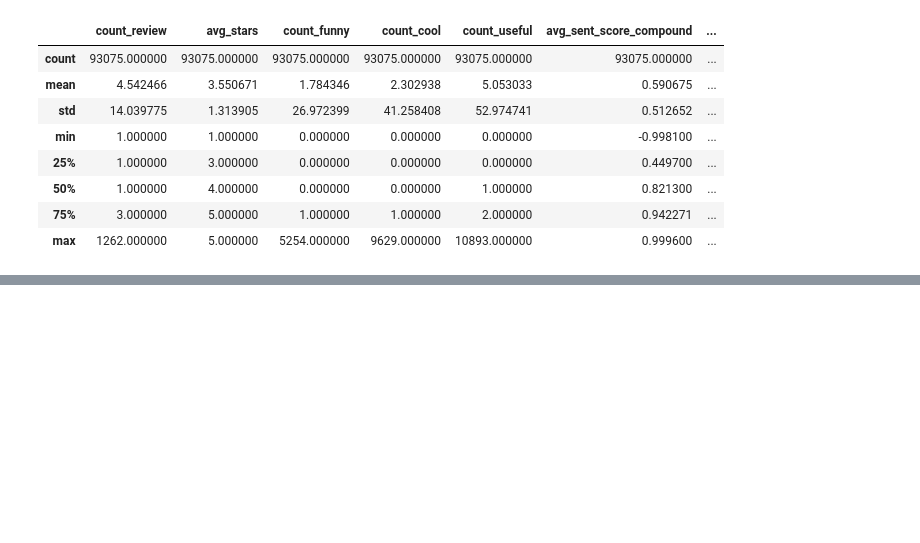
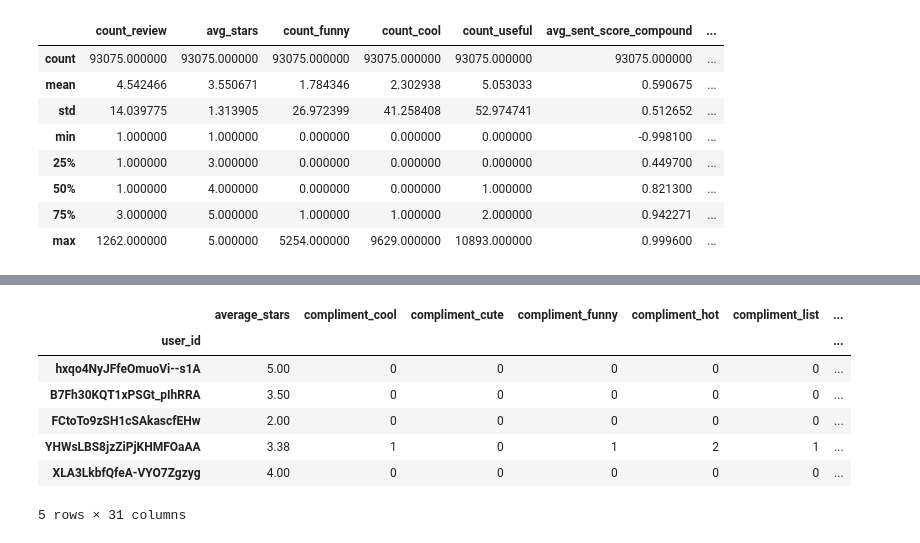
Before and after one commit to BingZou/ds1001_proj, a Jupyter notebook: NLP_features_HU.ipynb, the cells around one changed output, grey strips where cells are left out. Cells and saved outputs as stored; diff of their text form; code cells hidden in the pictures; blank space fills up the shorter version.

```diff
--- a/NLP_features_HU.ipynb
+++ b/NLP_features_HU.ipynb
@@ -181,0 +198,11 @@ df_bus_res_univ.to_pickle('results/df_bus_res_univ.p')
+# %%
+df_uaser_res_univ.head()
+# %% [output]
+|  | average_stars | compliment_cool | compliment_cute | compliment_funny | compliment_hot | compliment_list | ... |
+| user_id |  |  |  |  |  |  | ... |
+| hxqo4NyJFfeOmuoVi--s1A | 5.00 | 0 | 0 | 0 | 0 | 0 | ... |
+| B7Fh30KQT1xPSGt_pIhRRA | 3.50 | 0 | 0 | 0 | 0 | 0 | ... |
+| FCtoTo9zSH1cSAkascfEHw | 2.00 | 0 | 0 | 0 | 0 | 0 | ... |
+| YHWsLBS8jzZiPjKHMFOaAA | 3.38 | 1 | 0 | 1 | 2 | 1 | ... |
+| XLA3LkbfQfeA-VYO7Zgzyg | 4.00 | 0 | 0 | 0 | 0 | 0 | ... |
+5 rows × 31 columns
```
Also changed, not shown: parts of 6 cells of this notebook.
